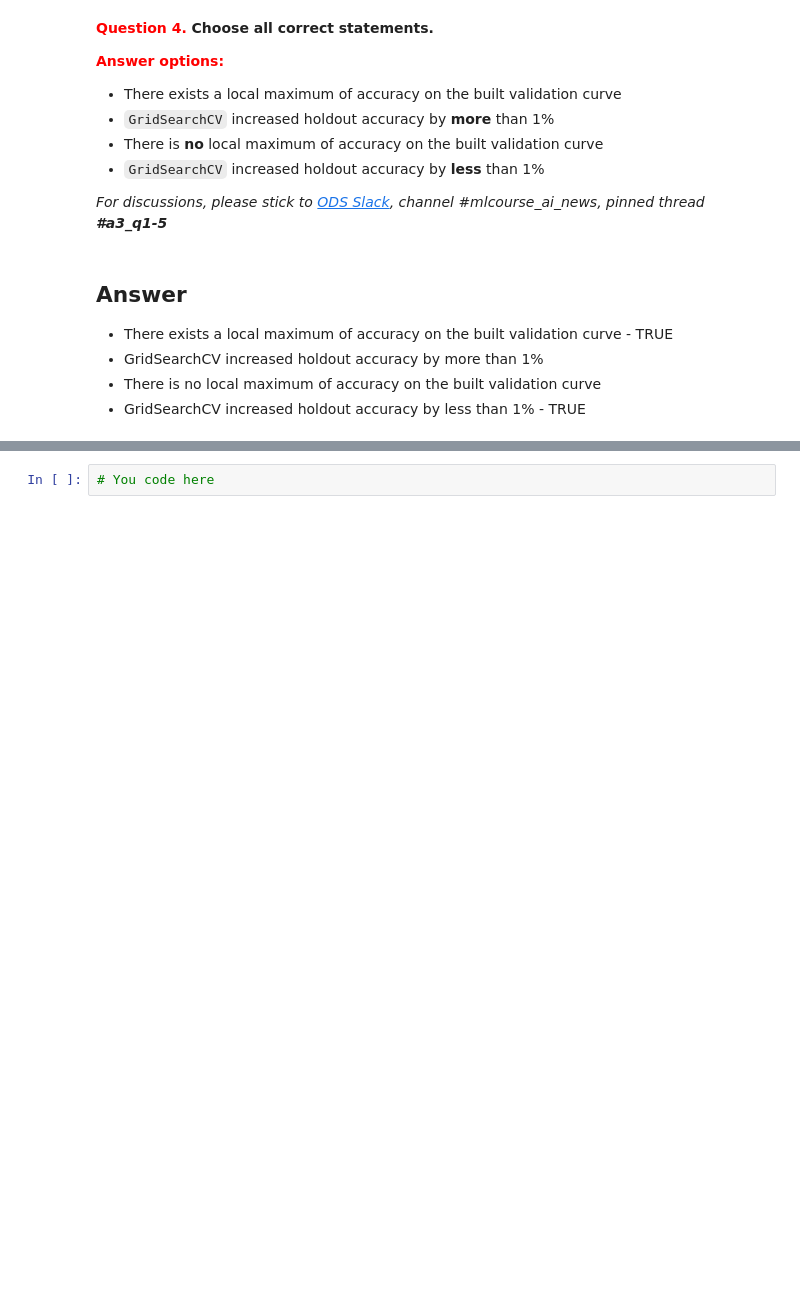
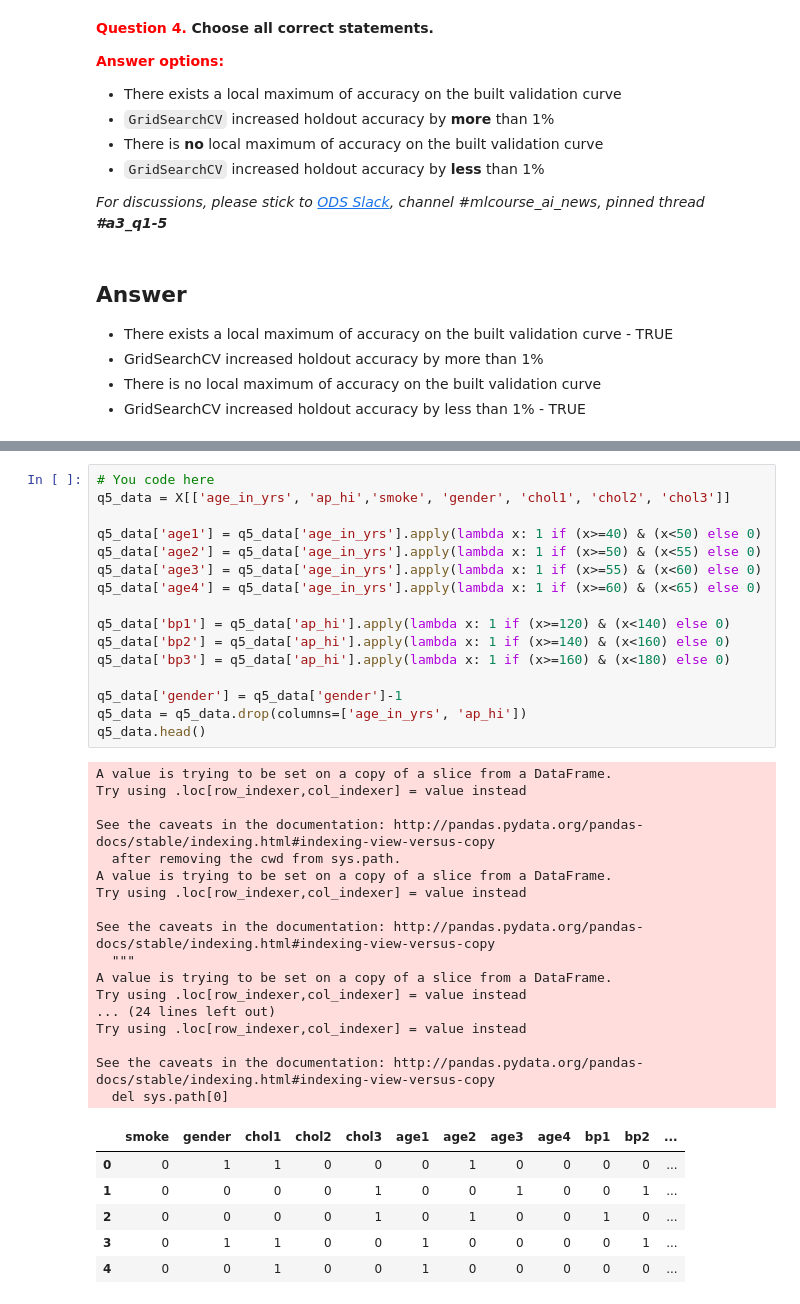
Before and after one commit to sitask/Spring2019_mlcourse.ai, a Jupyter notebook: assgn3_part1.ipynb, the cells around one changed output, grey strips where cells are left out. Cells and saved outputs as stored; diff of their text form; blank space fills up the shorter version.

```diff
--- a/assgn3_part1.ipynb
+++ b/assgn3_part1.ipynb
@@ -391,5 +393,43 @@ Create a decision tree with the limitation `max_depth=3` and train it on the who
 - Age from 60 to 65 (years)
 
 *For discussions, please stick to [ODS Slack](https://opendatascience.slack.com/), channel #mlcourse_ai_news, pinned thread __#a3_q1-5__*
-# %%
-# You code here
+# %%
+# You code here
+q5_data = X[['age_in_yrs', 'ap_hi','smoke', 'gender', 'chol1', 'chol2', 'chol3']]
+
+q5_data['age1'] = q5_data['age_in_yrs'].apply(lambda x: 1 if (x>=40) & (x<50) else 0)
+q5_data['age2'] = q5_data['age_in_yrs'].apply(lambda x: 1 if (x>=50) & (x<55) else 0)
+q5_data['age3'] = q5_data['age_in_yrs'].apply(lambda x: 1 if (x>=55) & (x<60) else 0)
+q5_data['age4'] = q5_data['age_in_yrs'].apply(lambda x: 1 if (x>=60) & (x<65) else 0)
+
+q5_data['bp1'] = q5_data['ap_hi'].apply(lambda x: 1 if (x>=120) & (x<140) else 0)
+q5_data['bp2'] = q5_data['ap_hi'].apply(lambda x: 1 if (x>=140) & (x<160) else 0)
+q5_data['bp3'] = q5_data['ap_hi'].apply(lambda x: 1 if (x>=160) & (x<180) else 0)
+
+q5_data['gender'] = q5_data['gender']-1
+q5_data = q5_data.drop(columns=['age_in_yrs', 'ap_hi'])
+q5_data.head()
+# %% [output]
+A value is trying to be set on a copy of a slice from a DataFrame.
+Try using .loc[row_indexer,col_indexer] = value instead
+
+See the caveats in the documentation: http://pandas.pydata.org/pandas-docs/stable/indexing.html#indexing-view-versus-copy
+  after removing the cwd from sys.path.
+A value is trying to be set on a copy of a slice from a DataFrame.
+Try using .loc[row_indexer,col_indexer] = value instead
+
+See the caveats in the documentation: http://pandas.pydata.org/pandas-docs/stable/indexing.html#indexing-view-versus-copy
+  """
+A value is trying to be set on a copy of a slice from a DataFrame.
+Try using .loc[row_indexer,col_indexer] = value instead
+... (24 lines left out)
+Try using .loc[row_indexer,col_indexer] = value instead
+
+See the caveats in the documentation: http://pandas.pydata.org/pandas-docs/stable/indexing.html#indexing-view-versus-copy
+  del sys.path[0]
+|  | smoke | gender | chol1 | chol2 | chol3 | age1 | age2 | age3 | age4 | bp1 | bp2 | ... |
+| 0 | 0 | 1 | 1 | 0 | 0 | 0 | 1 | 0 | 0 | 0 | 0 | ... |
+| 1 | 0 | 0 | 0 | 0 | 1 | 0 | 0 | 1 | 0 | 0 | 1 | ... |
+| 2 | 0 | 0 | 0 | 0 | 1 | 0 | 1 | 0 | 0 | 1 | 0 | ... |
+| 3 | 0 | 1 | 1 | 0 | 0 | 1 | 0 | 0 | 0 | 0 | 1 | ... |
+| 4 | 0 | 0 | 1 | 0 | 0 | 1 | 0 | 0 | 0 | 0 | 0 | ... |
```
Also changed, not shown: parts of 6 cells of this notebook.
